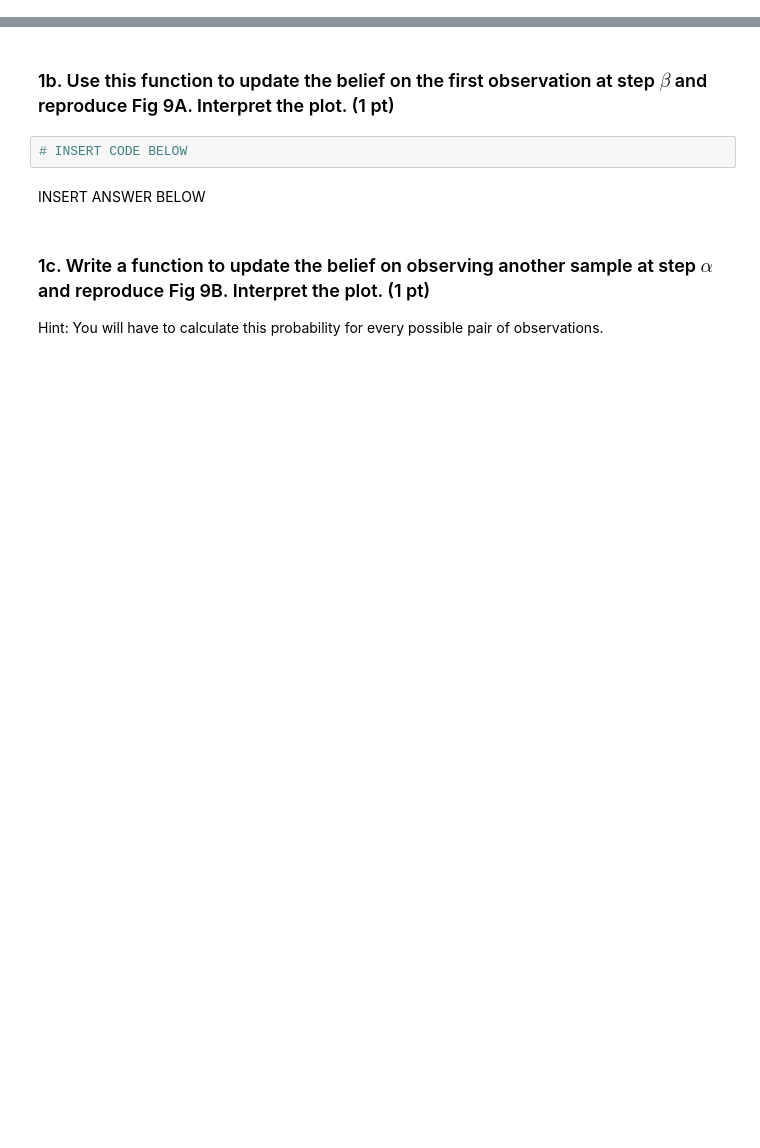
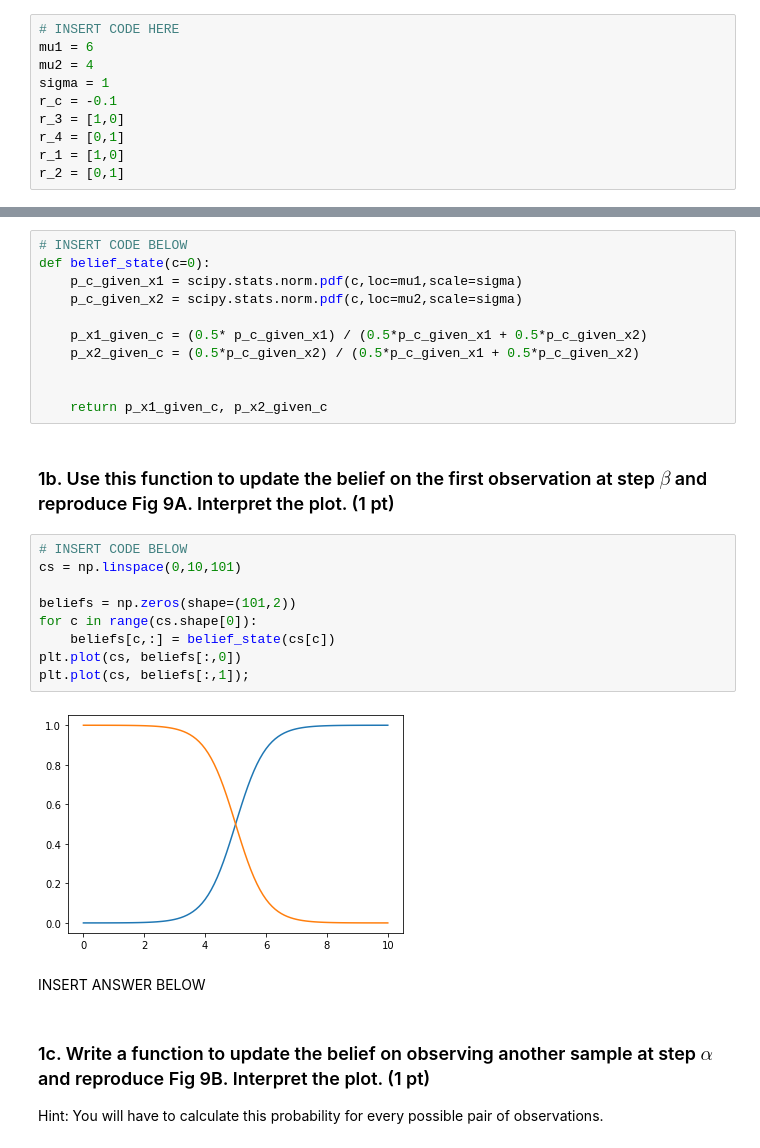
Before and after one commit to lolotta/Neural_Modeling, a Jupyter notebook: HW4/two_stage_FIRSTNAME_LASTNAME.ipynb, the cells around one changed output, grey strips where cells are left out. Drawn from its saved outputs; the diff is of its cells as text; blank space fills up the shorter version.

```diff
--- a/HW4/two_stage_FIRSTNAME_LASTNAME.ipynb
+++ b/HW4/two_stage_FIRSTNAME_LASTNAME.ipynb
@@ -16,3 +15,13 @@ import matplotlib.pyplot as plt
+# %%
+# INSERT CODE HERE
+mu1 = 6
+mu2 = 4
+sigma = 1
+r_c = -0.1
+r_3 = [1,0]
+r_4 = [0,1]
+r_1 = [1,0]
+r_2 = [0,1]
 # %% [markdown]
 ## 1. Updating the belief state  (2.5 pts)
 The actual direction of motion ('state') is not completely observable to the subject. Hence, the subject can only rely on observations to compute the *belief* that the direction of motion is left or right (this is the posterior probability or 'belief state').
@@ -23,7 +30,27 @@ The actual direction of motion ('state') is not completely observable to the sub
+# %%
+# INSERT CODE BELOW
+def belief_state(c=0):
+    p_c_given_x1 = scipy.stats.norm.pdf(c,loc=mu1,scale=sigma)
+    p_c_given_x2 = scipy.stats.norm.pdf(c,loc=mu2,scale=sigma)
+
+    p_x1_given_c = (0.5* p_c_given_x1) / (0.5*p_c_given_x1 + 0.5*p_c_given_x2)
+    p_x2_given_c = (0.5*p_c_given_x2) / (0.5*p_c_given_x1 + 0.5*p_c_given_x2)
+
+
+    return p_x1_given_c, p_x2_given_c
 # %% [markdown]
 ### 1b. Use this function to update the belief on the first observation at step $\beta$ and reproduce Fig 9A.  Interpret the plot. (1 pt)
-# %%
-# INSERT CODE BELOW
+# %%
+# INSERT CODE BELOW
+cs = np.linspace(0,10,101)
+
+beliefs = np.zeros(shape=(101,2))
+for c in range(cs.shape[0]):
+    beliefs[c,:] = belief_state(cs[c])
+plt.plot(cs, beliefs[:,0])
+plt.plot(cs, beliefs[:,1]);
+# %% [output]
+[figure, added]
 # %% [markdown]
 INSERT ANSWER BELOW
 # %% [markdown]
```
Also changed, not shown: parts of 19 cells of this notebook.
